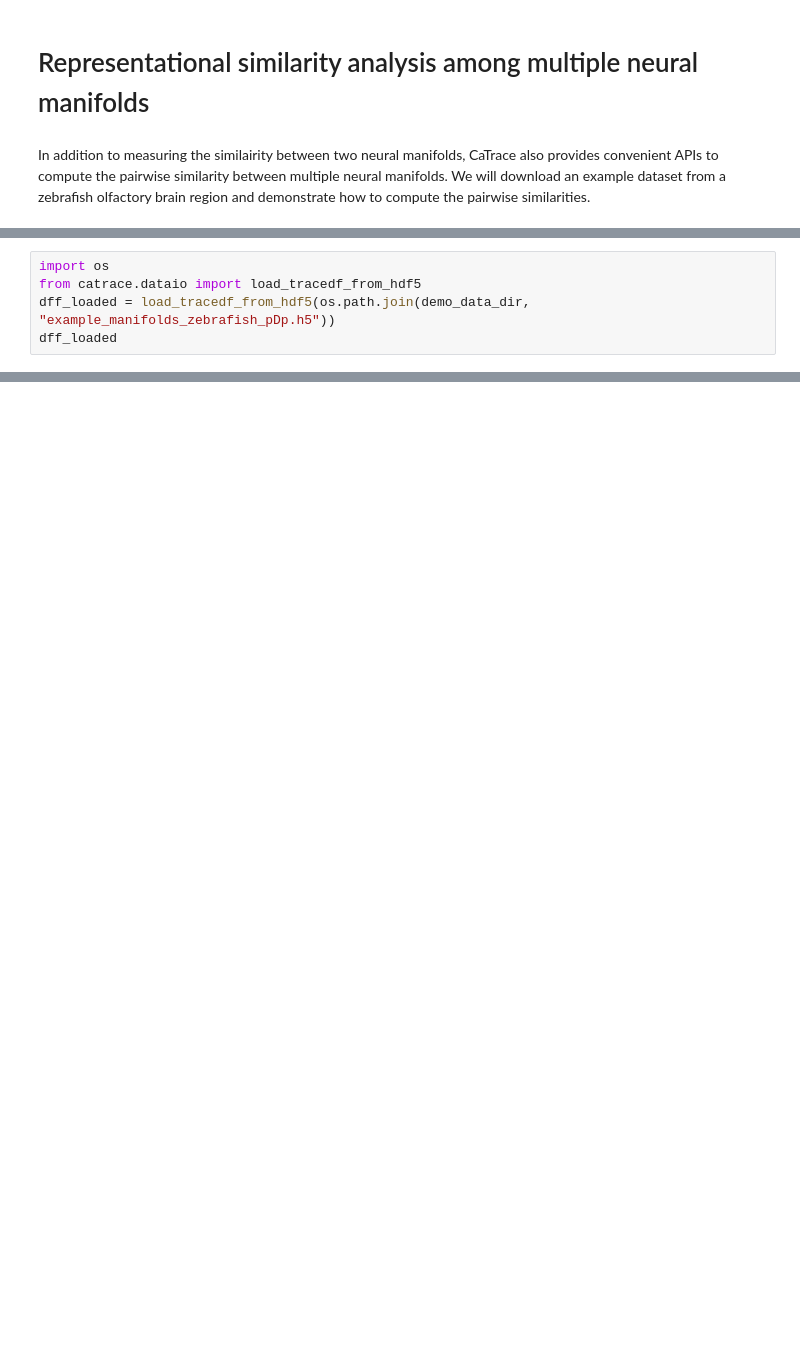
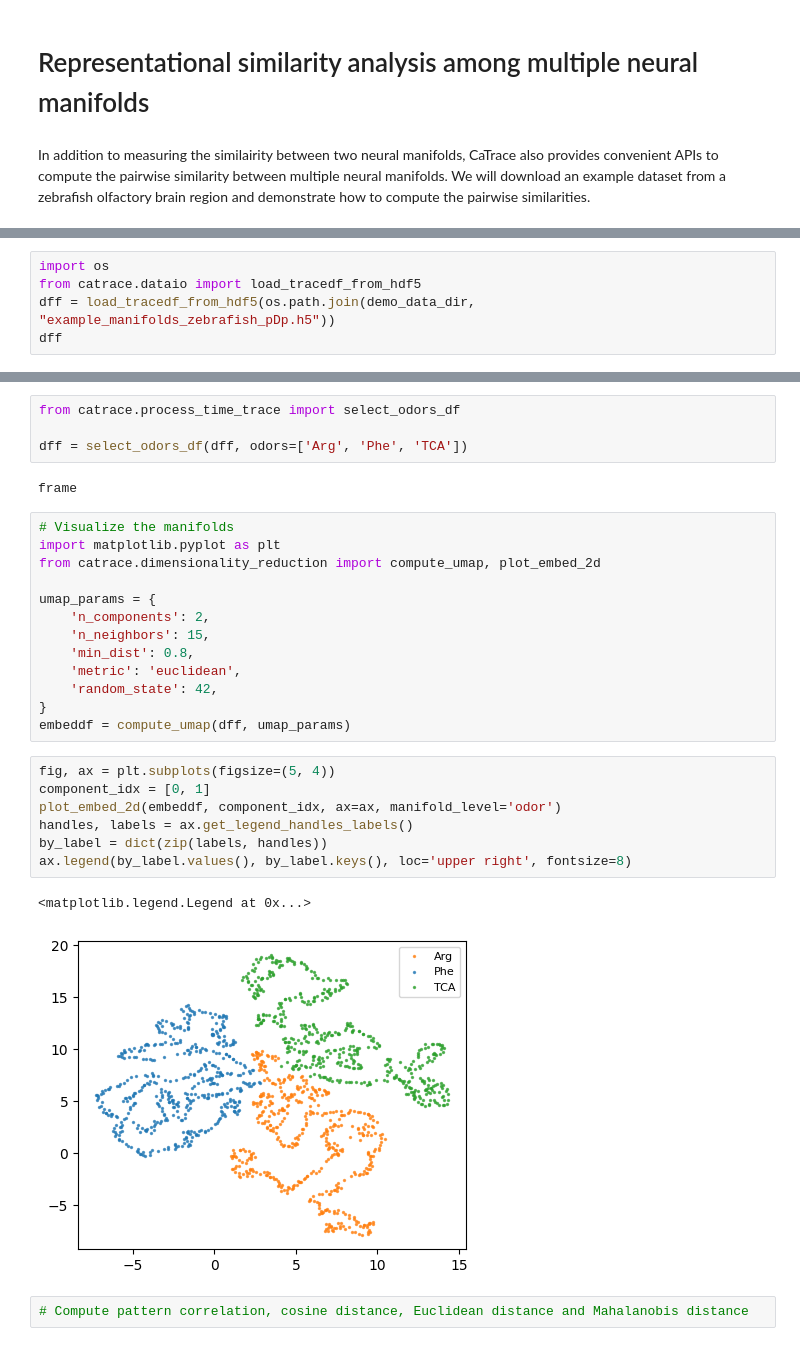
Before and after one commit to aloejhb/catrace, a Jupyter notebook: demos/quick_start/representational_similarity_multiple_manifolds.ipynb, the cells around one changed output, grey strips where cells are left out. Cells and saved outputs as stored; diff of their text form; blank space fills up the shorter version.

Commit message:
demo multi manifolds visualization

```diff
--- a/demos/quick_start/representational_similarity_multiple_manifolds.ipynb
+++ b/demos/quick_start/representational_similarity_multiple_manifolds.ipynb
@@ -22,6 +20,6 @@ Dataset downloaded to: /home/hubo/.cache/kagglehub/datasets/hubosynapse/catrace-
 # %%
 import os
 from catrace.dataio import load_tracedf_from_hdf5
-dff_loaded = load_tracedf_from_hdf5(os.path.join(demo_data_dir, "example_manifolds_zebrafish_pDp.h5"))
-dff_loaded
+dff = load_tracedf_from_hdf5(os.path.join(demo_data_dir, "example_manifolds_zebrafish_pDp.h5"))
+dff
 # %% [output]
@@ -28,0 +40,31 @@ TypeError: Input must be a list / sequence of array-likes.
+# %%
+from catrace.process_time_trace import select_odors_df
+
+dff = select_odors_df(dff, odors=['Arg', 'Phe', 'TCA'])
+# %% [output]
+frame
+# %%
+# Visualize the manifolds
+import matplotlib.pyplot as plt
+from catrace.dimensionality_reduction import compute_umap, plot_embed_2d
+
+umap_params = {
+    'n_components': 2,
+    'n_neighbors': 15,
+    'min_dist': 0.8,
+    'metric': 'euclidean',
+    'random_state': 42,
+}
+embeddf = compute_umap(dff, umap_params)
+# %%
+fig, ax = plt.subplots(figsize=(5, 4))
+component_idx = [0, 1]
+plot_embed_2d(embeddf, component_idx, ax=ax, manifold_level='odor')
+handles, labels = ax.get_legend_handles_labels()
+by_label = dict(zip(labels, handles))
+ax.legend(by_label.values(), by_label.keys(), loc='upper right', fontsize=8)
+# %% [output]
+<matplotlib.legend.Legend at 0x...>
+[figure, added]
+# %%
+# Compute pattern correlation, cosine distance, Euclidean distance and Mahalanobis distance
```
Also changed, not shown: parts of 2 cells of this notebook, 2 other files.
